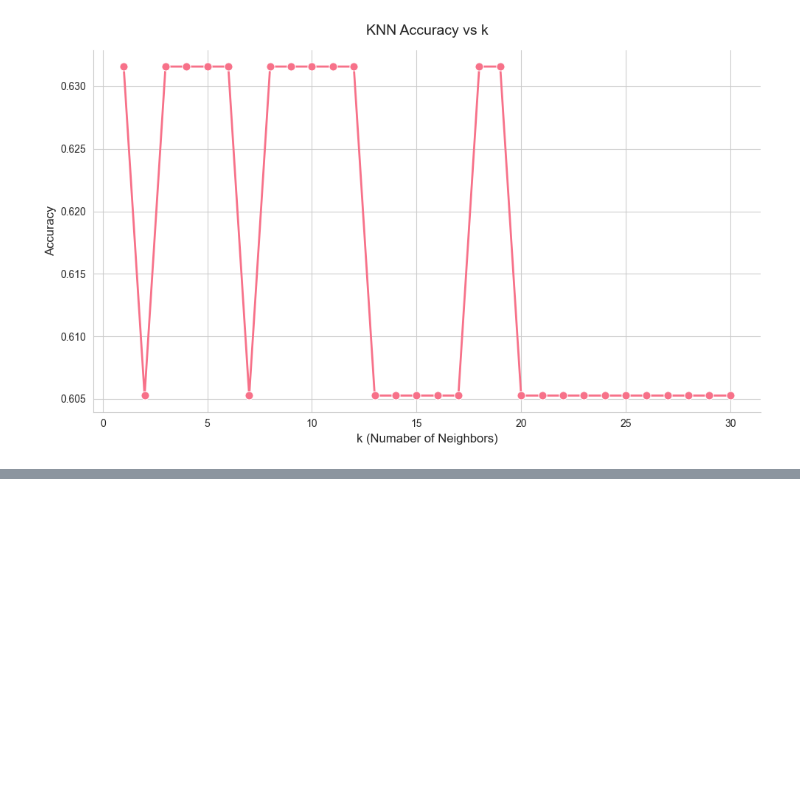
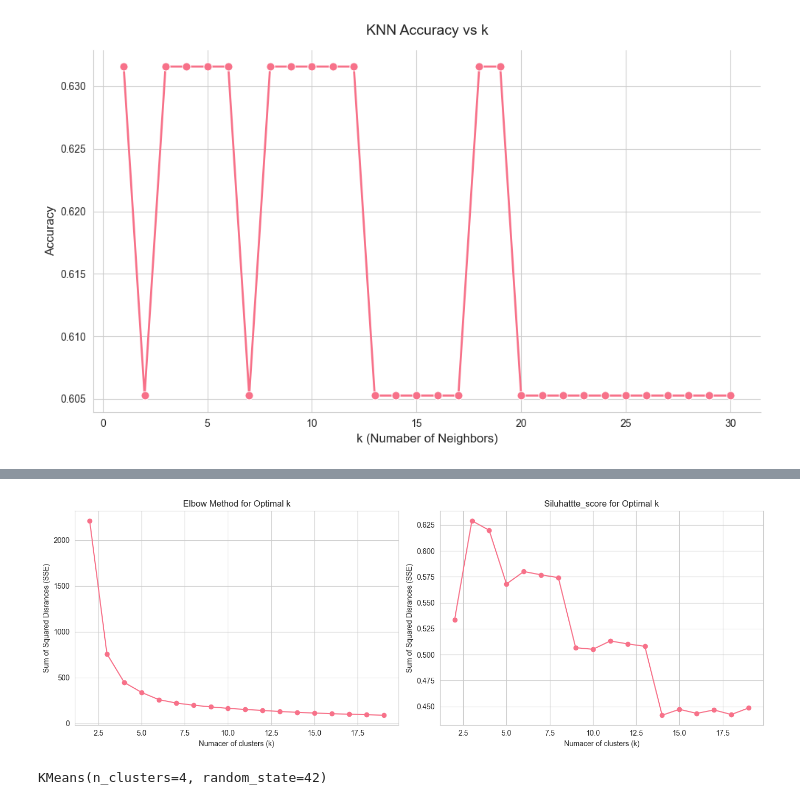
Before and after one commit to RastaAmanek/github, a Jupyter notebook: 14/misc_ml_methods.ipynb, the cells around one changed output, grey strips where cells are left out. Drawn from its saved outputs; the diff is of its cells as text; code cells hidden in the pictures; blank space fills up the shorter version.

```diff
--- a/14/misc_ml_methods.ipynb
+++ b/14/misc_ml_methods.ipynb
@@ -143,0 +166,33 @@ plt.tight_layout()
+# %%
+sse = []
+silhouette_scores = []
+ks = range(2, 20)
+
+for k in ks:
+    kmeans = KMeans(n_clusters=k, random_state=42)
+    kmeans.fit(X_scaled)
+    sse.append(kmeans.inertia_)
+    silhouette_avg = silhouette_score(X_scaled, kmeans.labels_)
+    silhouette_scores.append(silhouette_avg)
+# %%
+fig, (ax1, ax2) = plt.subplots(1, 2, figsize=(14, 5))
+
+ax1.plot(ks, sse, marker='o')
+ax1.set_title('Elbow Method for Optimal k')
+ax1.set_xlabel('Numacer of clusters (k)')
+ax1.set_ylabel('Sum of Squared Disrances (SSE)')
+
+ax2.plot(ks, silhouette_scores, marker='o')
+ax2.set_title('Siluhattte_score for Optimal k')
+ax2.set_xlabel('Numacer of clusters (k)')
+ax2.set_ylabel('Sum of Squared Disrances (SSE)')
+
+plt.tight_layout()
+# %% [output]
+[figure, added]
+# %%
+k_opt = 4
+kmeans_opt = KMeans(n_clusters=k_opt, random_state=42)
+kmeans_opt.fit(X_scaled)
+# %% [output]
+KMeans(n_clusters=4, random_state=42)
```
Also changed, not shown: parts of 11 cells of this notebook.
